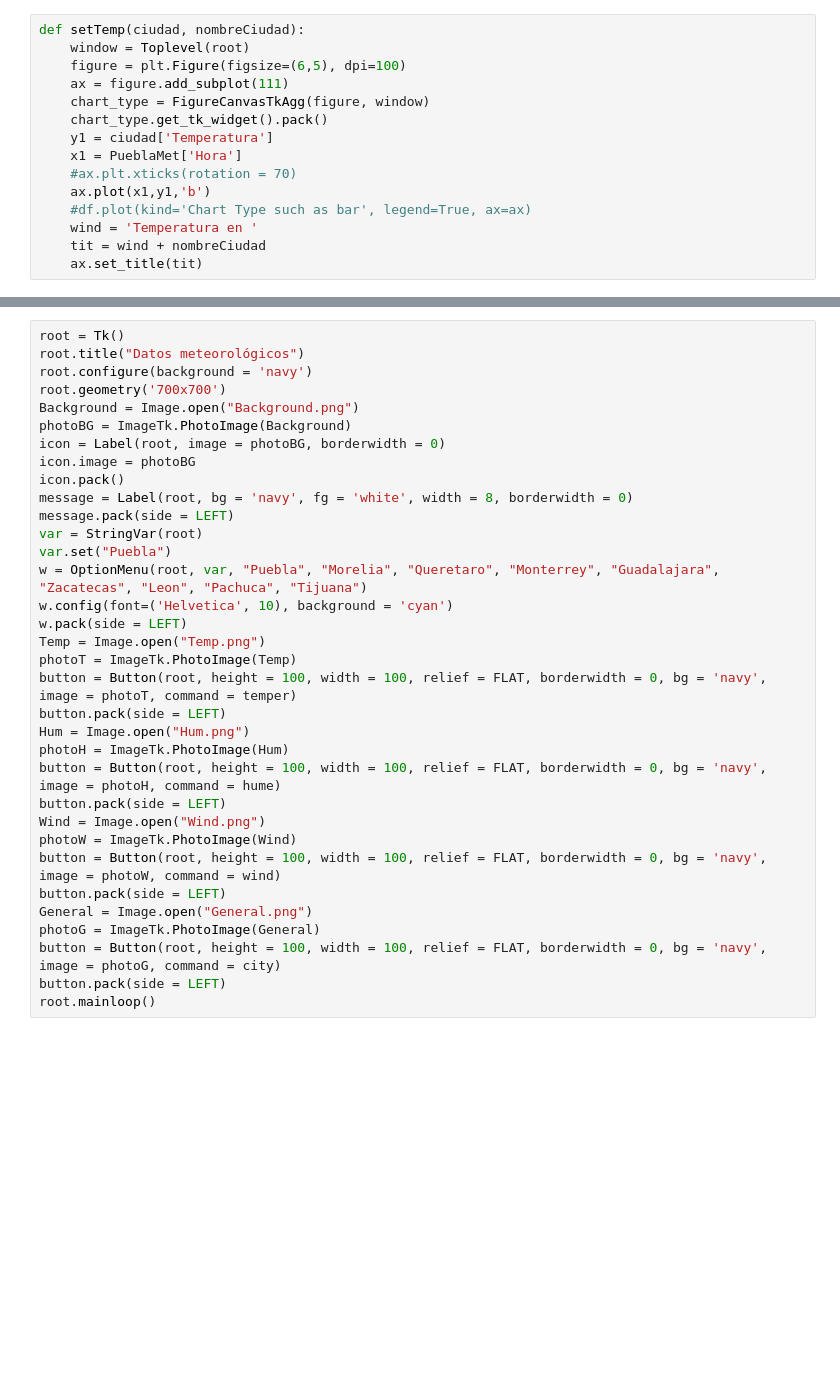
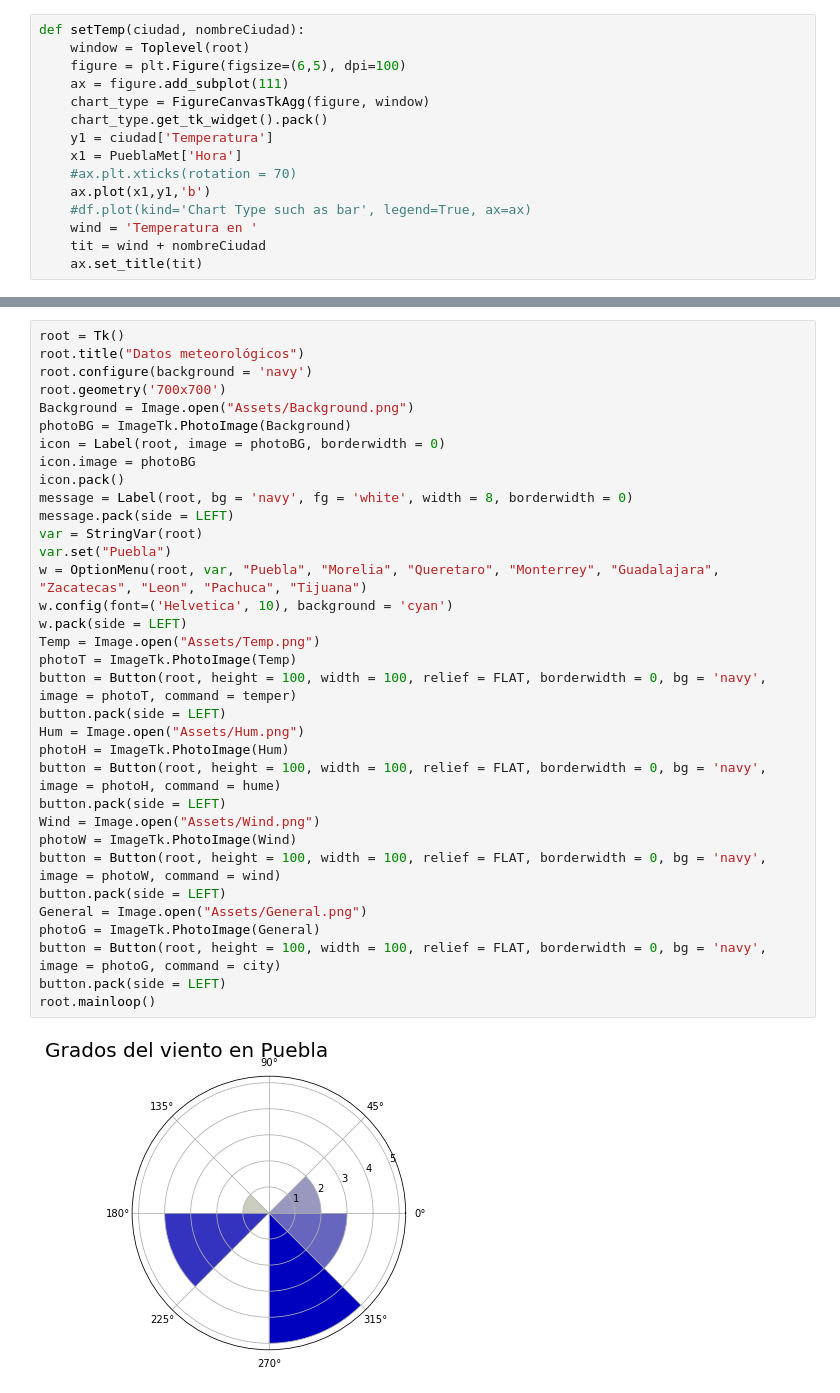
Before and after one commit to Spiderhead20/Meteorological-Data, a Jupyter notebook: Interfaz.ipynb, the cells around one changed output, grey strips where cells are left out. Cells and saved outputs as stored; diff of their text form; blank space fills up the shorter version.

```diff
--- a/Interfaz.ipynb
+++ b/Interfaz.ipynb
@@ -194,34 +194,36 @@ def showGraph(message, pic):
 # %%
 root = Tk()
 root.title("Datos meteorológicos")
 root.configure(background = 'navy')
 root.geometry('700x700')
-Background = Image.open("Background.png")
+Background = Image.open("Assets/Background.png")
 photoBG = ImageTk.PhotoImage(Background)
 icon = Label(root, image = photoBG, borderwidth = 0)
 icon.image = photoBG
 icon.pack()
 message = Label(root, bg = 'navy', fg = 'white', width = 8, borderwidth = 0)
 message.pack(side = LEFT)
 var = StringVar(root)
 var.set("Puebla")
 w = OptionMenu(root, var, "Puebla", "Morelia", "Queretaro", "Monterrey", "Guadalajara", "Zacatecas", "Leon", "Pachuca", "Tijuana")
 w.config(font=('Helvetica', 10), background = 'cyan')
 w.pack(side = LEFT)
-Temp = Image.open("Temp.png")
+Temp = Image.open("Assets/Temp.png")
 photoT = ImageTk.PhotoImage(Temp)
 button = Button(root, height = 100, width = 100, relief = FLAT, borderwidth = 0, bg = 'navy', image = photoT, command = temper)
 button.pack(side = LEFT)
-Hum = Image.open("Hum.png")
+Hum = Image.open("Assets/Hum.png")
 photoH = ImageTk.PhotoImage(Hum)
 button = Button(root, height = 100, width = 100, relief = FLAT, borderwidth = 0, bg = 'navy', image = photoH, command = hume)
 button.pack(side = LEFT)
-Wind = Image.open("Wind.png")
+Wind = Image.open("Assets/Wind.png")
 photoW = ImageTk.PhotoImage(Wind)
 button = Button(root, height = 100, width = 100, relief = FLAT, borderwidth = 0, bg = 'navy', image = photoW, command = wind)
 button.pack(side = LEFT)
-General = Image.open("General.png")
+General = Image.open("Assets/General.png")
 photoG = ImageTk.PhotoImage(General)
 button = Button(root, height = 100, width = 100, relief = FLAT, borderwidth = 0, bg = 'navy', image = photoG, command = city)
 button.pack(side = LEFT)
 root.mainloop()
+# %% [output]
+[figure, added]
```
Also changed, not shown: parts of 2 cells of this notebook, 11 other files.
